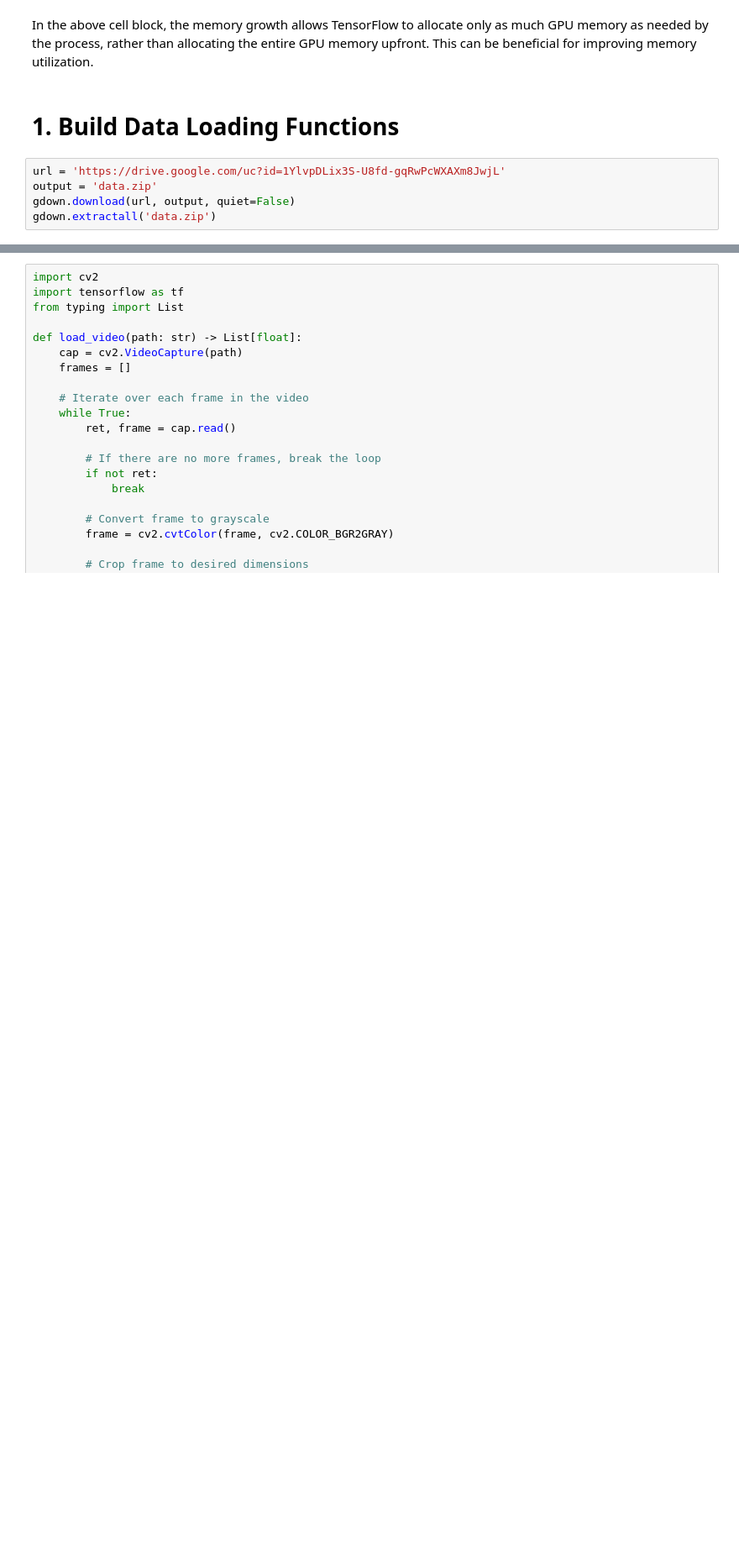
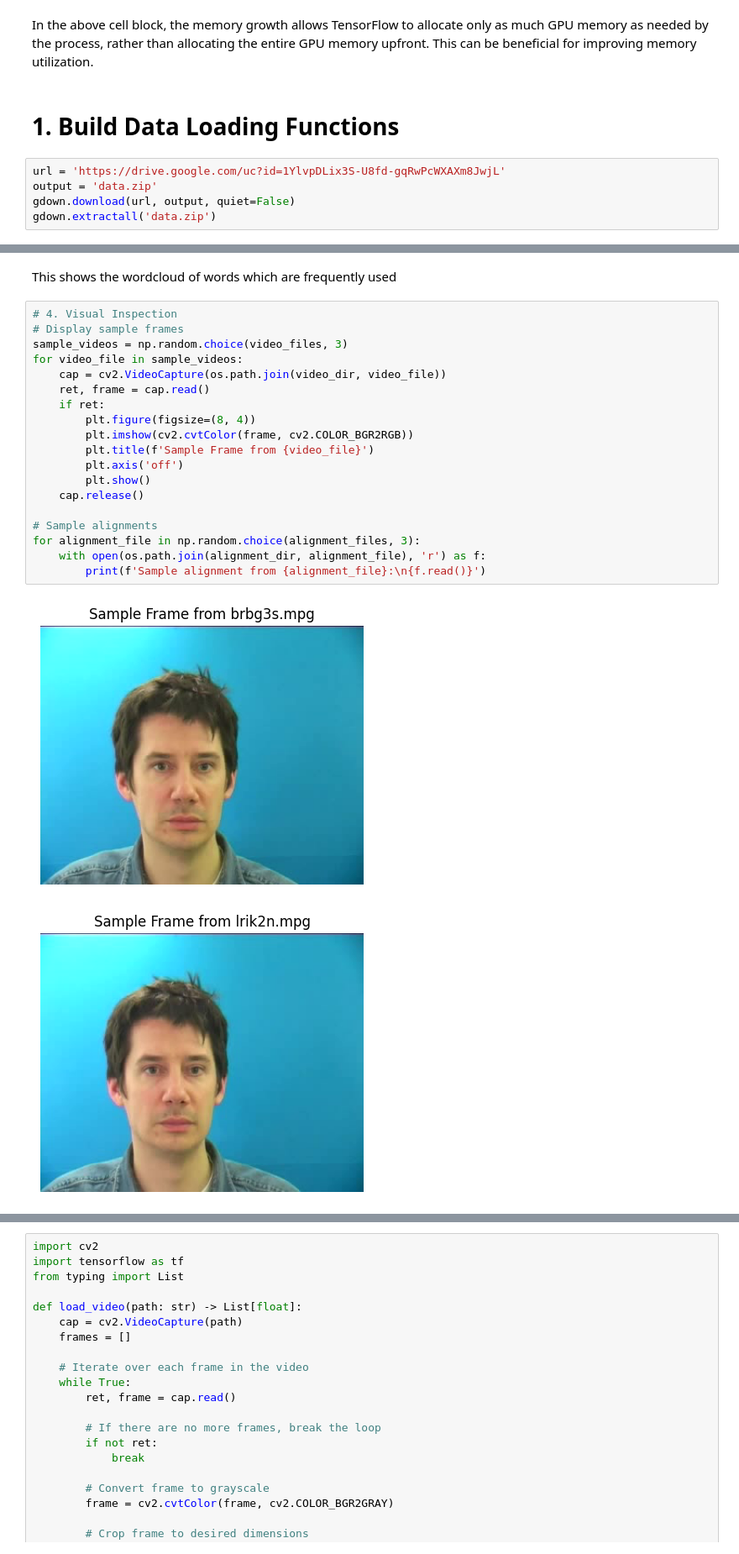
Before and after one commit to nandakishor-v/DataScience, a Jupyter notebook: lipsyn (1).ipynb, the cells around one changed output, grey strips where cells are left out. Shown at 84% size. Saved outputs shown, nothing was run; the diff lists cells and outputs as text; blank space fills up the shorter version.

```diff
--- a/lipsyn (1).ipynb
+++ b/lipsyn (1).ipynb
@@ -35,0 +169,24 @@ gdown.extractall('data.zip')
+# %% [markdown]
+This shows the wordcloud of words which are frequently used
+# %%
+# 4. Visual Inspection
+# Display sample frames
+sample_videos = np.random.choice(video_files, 3)
+for video_file in sample_videos:
+    cap = cv2.VideoCapture(os.path.join(video_dir, video_file))
+    ret, frame = cap.read()
+    if ret:
+        plt.figure(figsize=(8, 4))
+        plt.imshow(cv2.cvtColor(frame, cv2.COLOR_BGR2RGB))
+        plt.title(f'Sample Frame from {video_file}')
+        plt.axis('off')
+        plt.show()
+    cap.release()
+
+# Sample alignments
+for alignment_file in np.random.choice(alignment_files, 3):
+    with open(os.path.join(alignment_dir, alignment_file), 'r') as f:
+        print(f'Sample alignment from {alignment_file}:\n{f.read()}')
+# %% [output]
+[figure, added]
+[figure, added]
```
Also changed, not shown: parts of 14 cells of this notebook.
